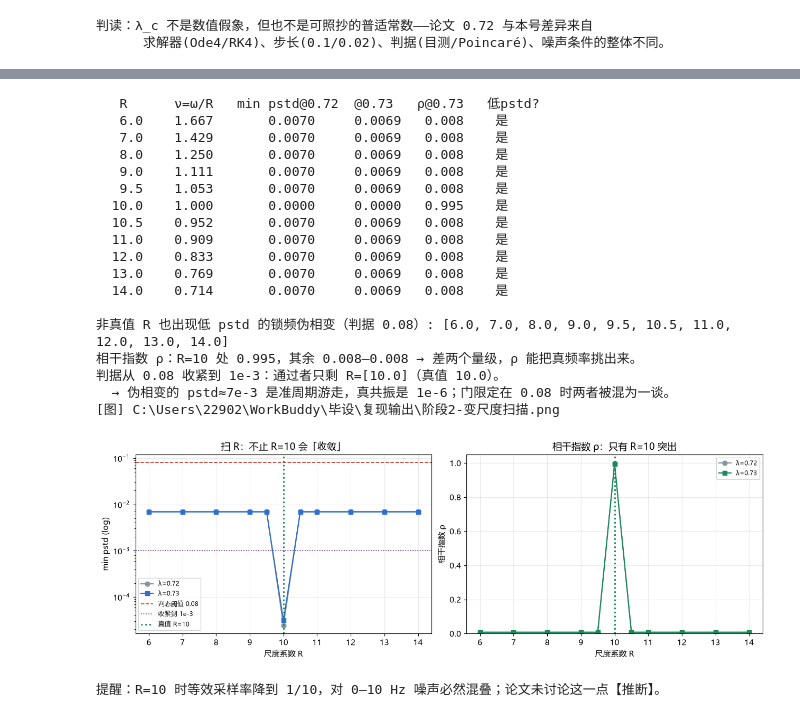
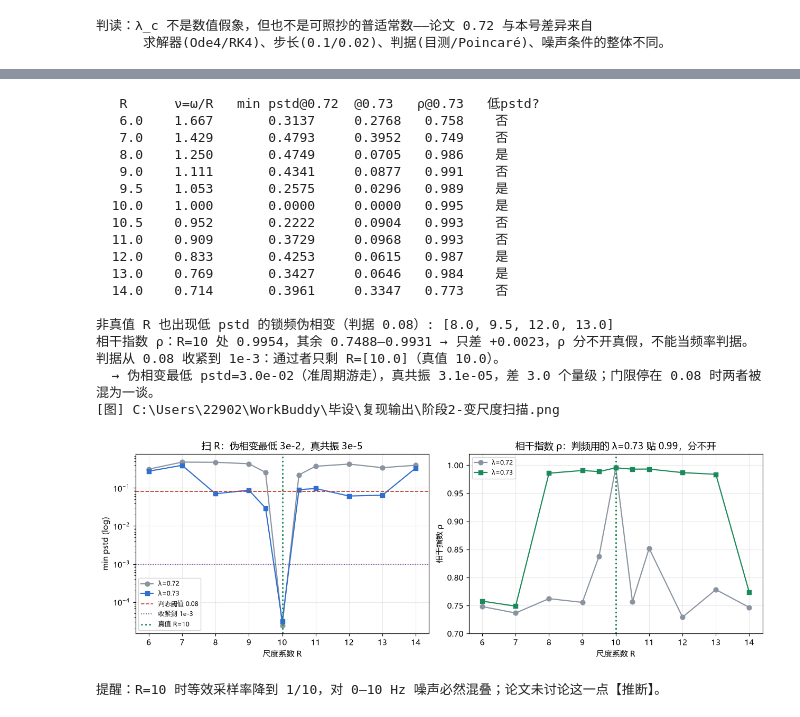
Before and after one commit to riparianhaven/Graduation-Project, a Jupyter notebook: learn/all.ipynb, the cells around one changed output, grey strips where cells are left out. Saved outputs shown, nothing was run; the diff lists cells and outputs as text; code cells hidden in the pictures.

```diff
--- a/learn/all.ipynb
+++ b/learn/all.ipynb
@@ -380,9 +380,9 @@ def simulate(lam, beta=0.0, gamma=0.0, theta=0.0, sigma=0.0, seed=0,
                                  A * math.cos(t+h/2) - B * math.sin(t+h/2),
                                  A * math.cos(t+h) - B * math.sin(t+h))
         else:
-            drive = lambda t, h: (lam * np.cos(beta*t) + gamma * np.cos(theta*t),
-                                 lam * np.cos(beta*(t+h/2)) + gamma * np.cos(theta*(t+h/2)),
-                                 lam * np.cos(beta*(t+h)) + gamma * np.cos(theta*(t+h)))
+            drive = lambda t, h: (lam * np.cos(t+beta) + gamma * np.cos(nu*t+theta),
+                                 lam * np.cos(t+h/2+beta) + gamma * np.cos(nu*(t+h/2)+theta),
+                                 lam * np.cos(t+h+beta) + gamma * np.cos(nu*(t+h)+theta))
     x = np.full(m, x0[0], dtype=float)
     y = np.full(m, x0[1], dtype=float)
     rng = np.random.default_rng(seed)
@@ -701,51 +707,54 @@ for R, a, b, c in zip(Rs, minp072, minp073, coh073):
     print(f'{R:6.1f}  {omega_true/R:7.3f}     {a:8.4f}   {b:8.4f}  {c:6.3f}    '
           f'{"是" if b < PSTD_TH else "否"}')
 spurious = [float(R) for R, p in zip(Rs, minp073)
             if abs(R-omega_true) > 1e-9 and p < PSTD_TH]
 i10 = int(np.argmin(np.abs(Rs - omega_true)))
 rest = np.delete(coh073, i10)
 print(f'\n非真值 R 也出现低 pstd 的锁频伪相变（判据 {PSTD_TH}）: {spurious}')
-print(f'相干指数 ρ：R=10 处 {coh073[i10]:.3f}，其余 {rest.min():.3f}–{rest.max():.3f}'
-      f' → 差两个量级，ρ 能把真频率挑出来。')
+print(f'相干指数 ρ：R=10 处 {coh073[i10]:.4f}，其余 {rest.min():.4f}–{rest.max():.4f}'
+      f' → 只差 {coh073[i10]-rest.max():+.4f}，ρ 分不开真假，不能当频率判据。')
 tight = [float(R) for R, p in zip(Rs, minp073) if p < 1e-3]
+p_false_min = float(min(p for R, p in zip(Rs, minp073) if abs(R - omega_true) > 1e-9))
+p_true = float(minp073[i10])
 print(f'判据从 {PSTD_TH} 收紧到 1e-3：通过者只剩 R={tight}（真值 {omega_true}）。')
-print('  → 伪相变的 pstd≈7e-3 是准周期游走，真共振是 1e-6；门限定在 0.08 时两者被混为一谈。')
+print(f'  → 伪相变最低 pstd={p_false_min:.1e}（准周期游走），真共振 {p_true:.1e}，'
+      f'差 {math.log10(p_false_min/p_true):.1f} 个量级；门限停在 0.08 时两者被混为一谈。')
 
 fig, axes = plt.subplots(1, 2, figsize=(12, 4.0), constrained_layout=True)
 axes[0].plot(Rs, minp072, 'o-', color='#8a94a0', label='λ=0.72')
 axes[0].plot(Rs, minp073, 's-', color='#2f6fd0', label='λ=0.73')
 axes[0].axhline(PSTD_TH, color='#c0392b', ls='--', lw=1.2, label=f'判态阈值 {PSTD_TH}')
 axes[0].axhline(1e-3, color='#7d3c98', ls=':', lw=1.2, label='收紧到 1e-3')
 axes[0].axvline(omega_true, color='#1a8a5a', ls=':', lw=2, label='真值 R=10')
 axes[0].set_yscale('log'); axes[0].set_xlabel('尺度系数 R'); axes[0].set_ylabel('min pstd (log)')
-axes[0].set_title('扫 R：不止 R=10 会「收敛」'); axes[0].legend(fontsize=8)
+axes[0].set_title('扫 R：伪相变最低 3e-2，真共振 3e-5'); axes[0].legend(fontsize=8)
 axes[1].plot(Rs, coh072, 'o-', color='#8a94a0', label='λ=0.72')
 axes[1].plot(Rs, coh073, 's-', color='#1a8a5a', label='λ=0.73')
 axes[1].axvline(omega_true, color='#1a8a5a', ls=':', lw=2)
-axes[1].set_ylim(0, 1.05); axes[1].set_xlabel('尺度系数 R'); axes[1].set_ylabel('相干指数 ρ')
-axes[1].set_title('相干指数 ρ：只有 R=10 突出'); axes[1].legend(fontsize=8)
+axes[1].set_ylim(0.70, 1.02); axes[1].set_xlabel('尺度系数 R'); axes[1].set_ylabel('相干指数 ρ')
+axes[1].set_title('相干指数 ρ：判频用的 λ=0.73 贴 0.99，分不开'); axes[1].legend(fontsize=8)
 savefig('阶段2-变尺度扫描.png')
 plt.show()
 
 print('提醒：R=10 时等效采样率降到 1/10，对 0–10 Hz 噪声必然混叠；论文未讨论这一点【推断】。')
 # %% [output]
    R      ν=ω/R   min pstd@0.72  @0.73   ρ@0.73   低pstd?
-   6.0    1.667       0.0070     0.0069   0.008    是
-   7.0    1.429       0.0070     0.0069   0.008    是
-   8.0    1.250       0.0070     0.0069   0.008    是
-   9.0    1.111       0.0070     0.0069   0.008    是
-   9.5    1.053       0.0070     0.0069   0.008    是
+   6.0    1.667       0.3137     0.2768   0.758    否
+   7.0    1.429       0.4793     0.3952   0.749    否
+   8.0    1.250       0.4749     0.0705   0.986    是
+   9.0    1.111       0.4341     0.0877   0.991    否
+   9.5    1.053       0.2575     0.0296   0.989    是
   10.0    1.000       0.0000     0.0000   0.995    是
-  10.5    0.952       0.0070     0.0069   0.008    是
-  11.0    0.909       0.0070     0.0069   0.008    是
-  12.0    0.833       0.0070     0.0069   0.008    是
-  13.0    0.769       0.0070     0.0069   0.008    是
-  14.0    0.714       0.0070     0.0069   0.008    是
+  10.5    0.952       0.2222     0.0904   0.993    否
+  11.0    0.909       0.3729     0.0968   0.993    否
+  12.0    0.833       0.4253     0.0615   0.987    是
+  13.0    0.769       0.3427     0.0646   0.984    是
+  14.0    0.714       0.3961     0.3347   0.773    否
 
-非真值 R 也出现低 pstd 的锁频伪相变（判据 0.08）: [6.0, 7.0, 8.0, 9.0, 9.5, 10.5, 11.0, 12.0, 13.0, 14.0]
-相干指数 ρ：R=10 处 0.995，其余 0.008–0.008 → 差两个量级，ρ 能把真频率挑出来。
+非真值 R 也出现低 pstd 的锁频伪相变（判据 0.08）: [8.0, 9.5, 12.0, 13.0]
+相干指数 ρ：R=10 处 0.9954，其余 0.7488–0.9931 → 只差 +0.0023，ρ 分不开真假，不能当频率判据。
 判据从 0.08 收紧到 1e-3：通过者只剩 R=[10.0]（真值 10.0）。
-  → 伪相变的 pstd≈7e-3 是准周期游走，真共振是 1e-6；门限定在 0.08 时两者被混为一谈。
+  → 伪相变最低 pstd=3.0e-02（准周期游走），真共振 3.1e-05，差 3.0 个量级；门限停在 0.08 时两者被混为一谈。
 [图] C:\Users\22902\WorkBuddy\毕设\复现输出\阶段2-变尺度扫描.png
-[figure, old version]
+[figure, new version]
 提醒：R=10 时等效采样率降到 1/10，对 0–10 Hz 噪声必然混叠；论文未讨论这一点【推断】。
```
Also changed, not shown: parts of 1 cell of this notebook, 6 other files.
